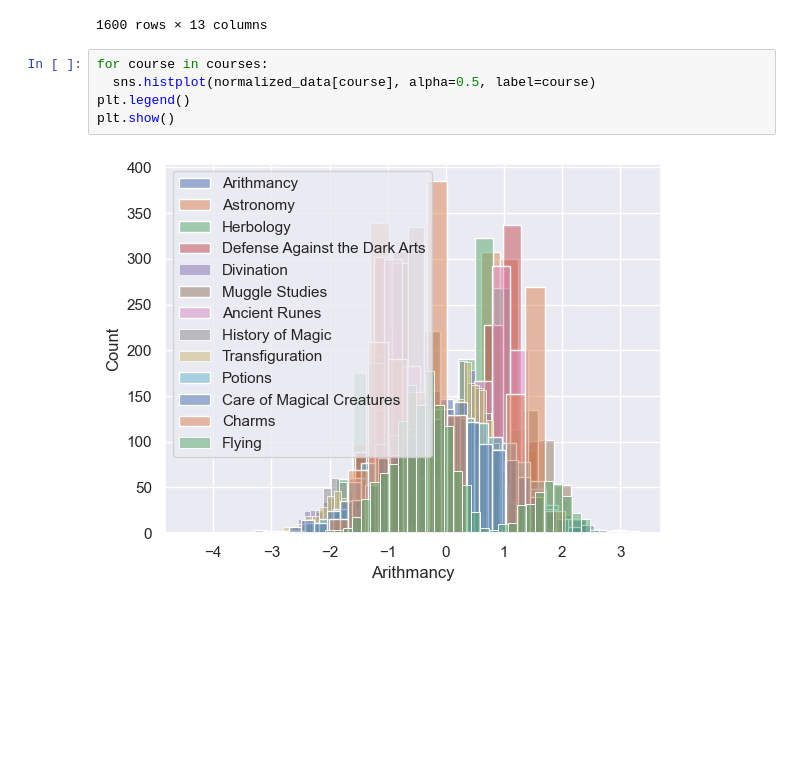
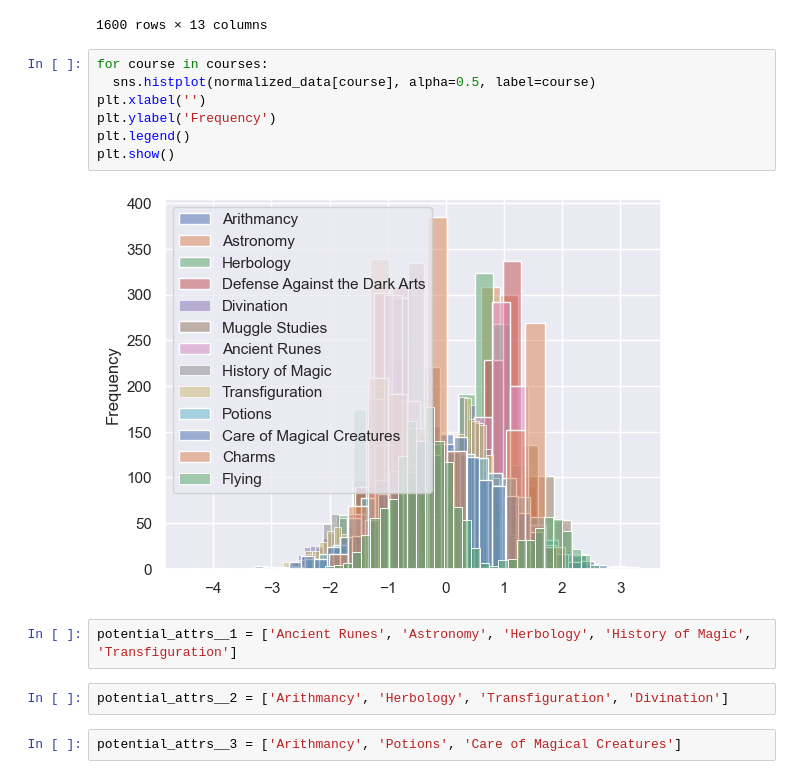
Before and after one commit to ayoubabounakif/dslr, a Jupyter notebook: data_visualization/histogram.ipynb, the cells around one changed output. Cells and saved outputs as stored; diff of their text form; blank space fills up the shorter version.

```diff
--- a/data_visualization/histogram.ipynb
+++ b/data_visualization/histogram.ipynb
@@ -89,8 +89,16 @@ normalized_data
 # %%
 for course in courses:
   sns.histplot(normalized_data[course], alpha=0.5, label=course)
+plt.xlabel('')
+plt.ylabel('Frequency')
 plt.legend()
 plt.show()
 # %% [output]
-[figure, old version]
+[figure, new version]
+# %%
+potential_attrs__1 = ['Ancient Runes', 'Astronomy', 'Herbology', 'History of Magic', 'Transfiguration']
+# %%
+potential_attrs__2 = ['Arithmancy', 'Herbology', 'Transfiguration', 'Divination']
+# %%
+potential_attrs__3 = ['Arithmancy', 'Potions', 'Care of Magical Creatures']
 # %%
```
Also changed, not shown: parts of 3 cells of this notebook.
